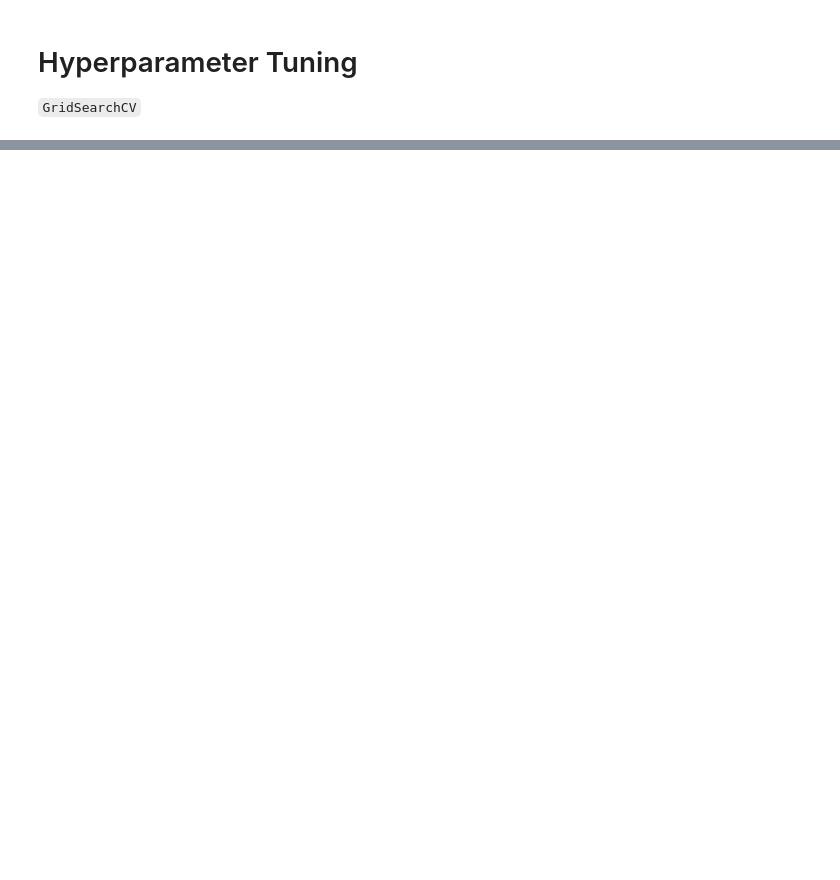
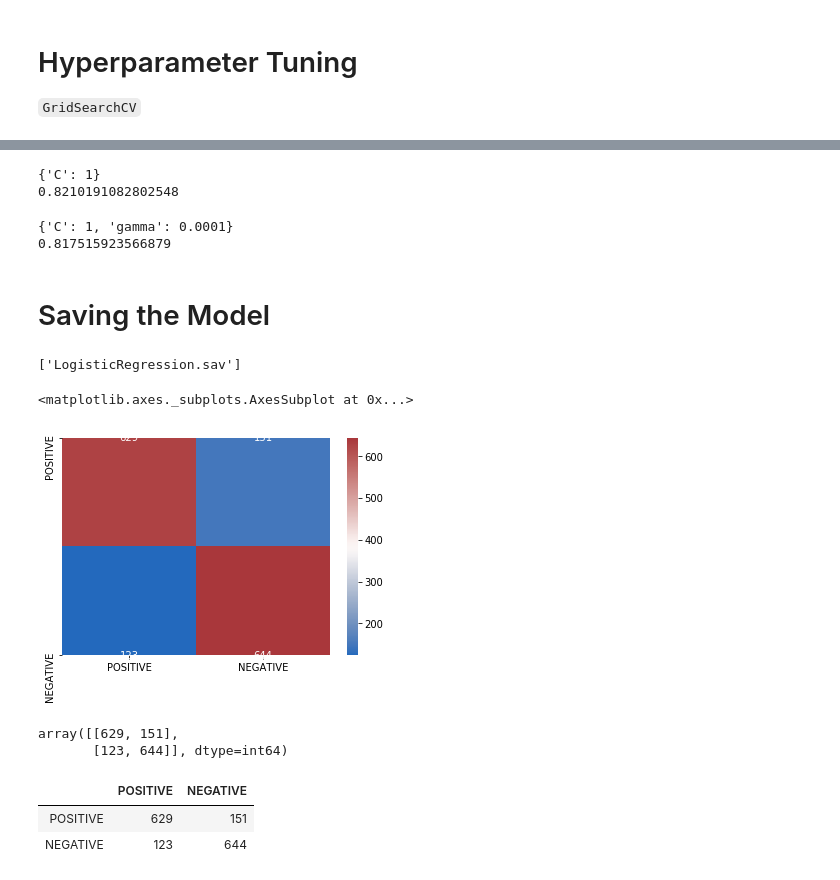
Before and after one commit to Goddoye/ML_project, a Jupyter notebook: ML_notebook.ipynb, the cells around one changed output, grey strips where cells are left out. Drawn from its saved outputs; the diff is of its cells as text; code cells hidden in the pictures; blank space fills up the shorter version.

```diff
--- a/ML_notebook.ipynb
+++ b/ML_notebook.ipynb
@@ -278,0 +406,20 @@ array(['POSITIVE', 'NEGATIVE', 'POSITIVE', 'POSITIVE', 'NEGATIVE',
+# %%
+print(grid_classifier1.best_params_)
+print(grid_classifier1.best_score_)
+# %% [output]
+{'C': 1}
+0.8210191082802548
+# %%
+print(grid1.best_params_)
+print(grid1.best_score_)
+# %% [output]
+{'C': 1, 'gamma': 0.0001}
+0.817515923566879
+# %% [markdown]
+# Saving the Model
+# %%
+import joblib
+filename = 'LogisticRegression.sav'
+joblib.dump(classifier1, filename)
+# %% [output]
+['LogisticRegression.sav']
@@ -278,0 +430,22 @@ array(['POSITIVE', 'NEGATIVE', 'POSITIVE', 'POSITIVE', 'NEGATIVE',
+# %%
+y_pred = classifier1.predict(X1_test_vectors)
+
+labels=['POSITIVE','NEGATIVE']
+cm= confusion_matrix(y1_test, y_pred, labels = labels)
+df_cm = pd.DataFrame(cm, index=['POSITIVE','NEGATIVE'],columns=labels)
+
+sn.heatmap(df_cm, annot=True, fmt='d', cmap='vlag')
+# %% [output]
+<matplotlib.axes._subplots.AxesSubplot at 0x...>
+[figure, added]
+# %%
+cm
+# %% [output]
+array([[629, 151],
+       [123, 644]], dtype=int64)
+# %%
+df_cm.head()
+# %% [output]
+|  | POSITIVE | NEGATIVE |
+| POSITIVE | 629 | 151 |
+| NEGATIVE | 123 | 644 |
```
Also changed, not shown: parts of 28 cells of this notebook, 1 other file.
